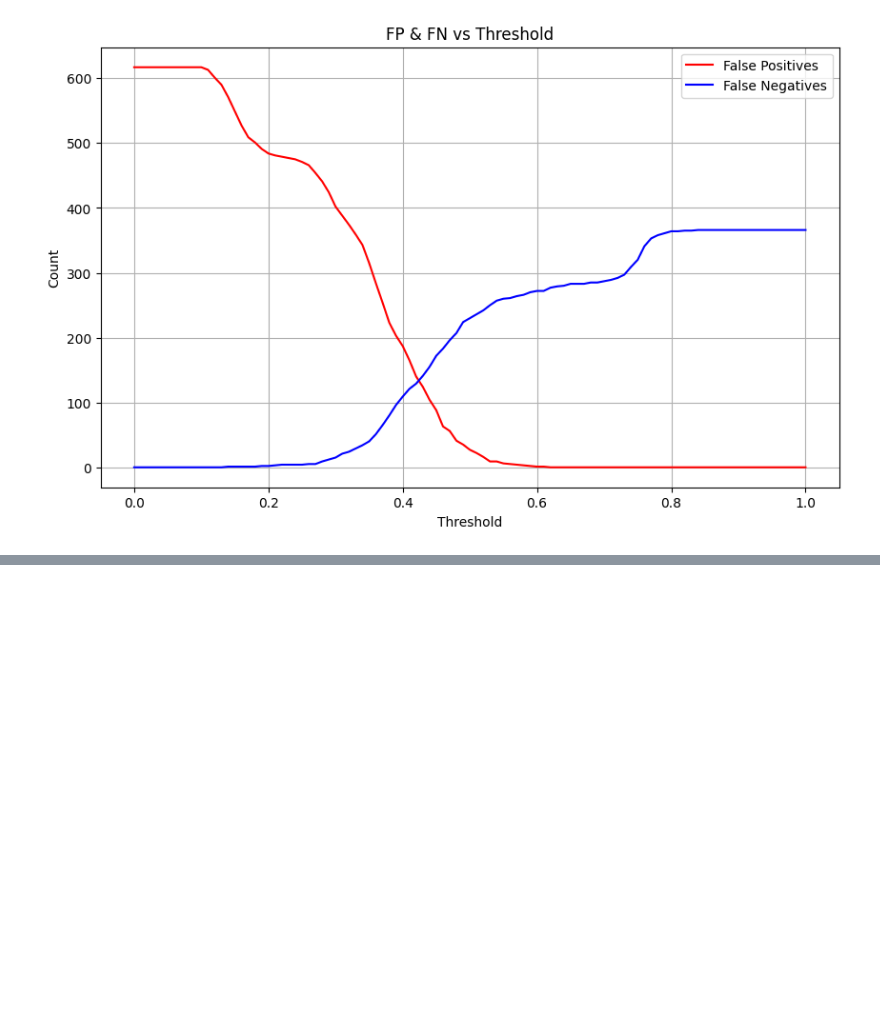
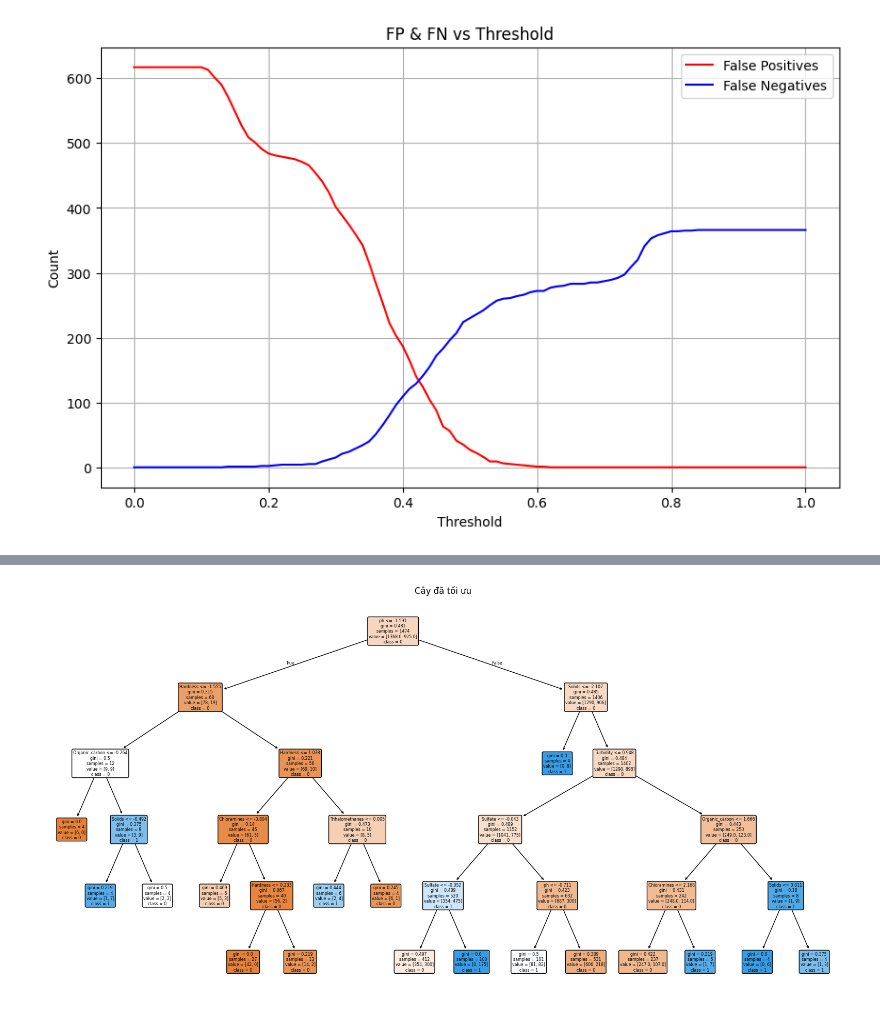
Before and after one commit to A47126/BT-Machine-Learning-Group-7, a Jupyter notebook: water_pota_no_plot copy.ipynb, the cells around one changed output, grey strips where cells are left out. Saved outputs shown, nothing was run; the diff lists cells and outputs as text; code cells hidden in the pictures; blank space fills up the shorter version.

```diff
--- a/water_pota_no_plot copy.ipynb
+++ b/water_pota_no_plot copy.ipynb
@@ -286,0 +310,3 @@ plt.show()
+# %%
+# Chọn ngưỡng 0.56
+y_best_pred = (y_proba >= 0.56).astype(int)
@@ -286,0 +335,15 @@ plt.show()
+# %%
+accuracies_best_tree = []
+for tree in random_forest.estimators_:
+    accuracy_best_tree = accuracy_score(y_test, y_best_pred)
+    accuracies_best_tree.append(accuracy_best_tree)
+# %%
+best_tree_index = np.argmax(accuracies_best_tree)
+best_decision_tree = grid_search.best_estimator_[best_tree_index]
+# %%
+plt.figure(figsize=(20,10))
+plot_tree(best_decision_tree, filled=True, feature_names=df.columns[:-1], class_names=['0', '1'], rounded=True)
+plt.title("Cây đã tối ưu")
+plt.show()
+# %% [output]
+[figure, added]
```
Also changed, not shown: parts of 6 cells of this notebook.
